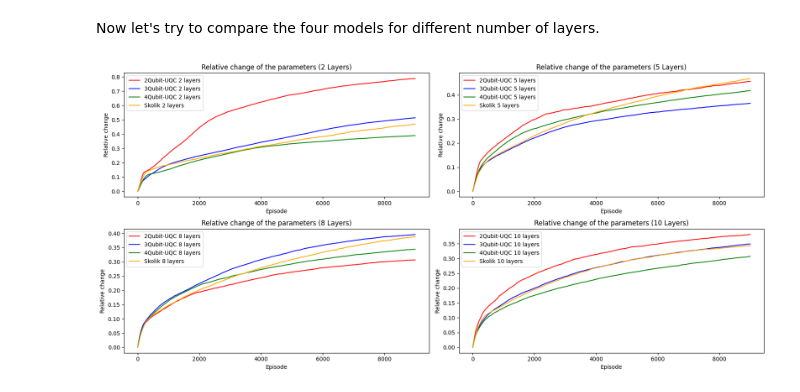
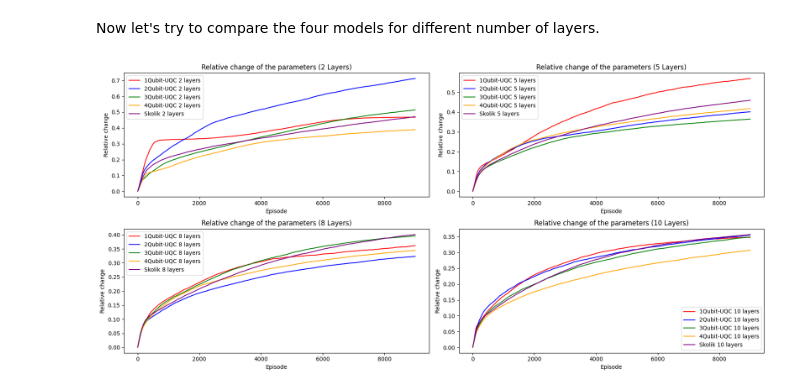
Before and after one commit to RodrigoCoelho7/VQC_Qlearning, a Jupyter notebook: data_analysis/overparametrization.ipynb, the cells around one changed output. Saved outputs shown, nothing was run; the diff lists cells and outputs as text; code cells hidden in the pictures.

```diff
--- a/data_analysis/overparametrization.ipynb
+++ b/data_analysis/overparametrization.ipynb
@@ -47,6 +57,11 @@ uqc_4qubits_5layers = Analysis(uqc_4qubits_5layers_path)
 uqc_4qubits_8layers = Analysis(uqc_4qubits_8layers_path)
 uqc_4qubits_10layers = Analysis(uqc_4qubits_10layers_path)
 # %%
+uqc_1qubits_2layers_parameters_relative_change = uqc_1qubits_2layers.get_parameters_relative_change()
+uqc_1qubits_5layers_parameters_relative_change = uqc_1qubits_5layers.get_parameters_relative_change()
+uqc_1qubits_8layers_parameters_relative_change = uqc_1qubits_8layers.get_parameters_relative_change()
+uqc_1qubits_10layers_parameters_relative_change = uqc_1qubits_10layers.get_parameters_relative_change()
+
 uqc_2qubits_2layers_parameters_relative_change = uqc_2qubits_2layers.get_parameters_relative_change()
 uqc_2qubits_5layers_parameters_relative_change = uqc_2qubits_5layers.get_parameters_relative_change()
 uqc_2qubits_8layers_parameters_relative_change = uqc_2qubits_8layers.get_parameters_relative_change()
@@ -76,6 +91,11 @@ def filter_lists(lists):
         filtered_lists.append(filtered_lst)  # Add the filtered list to the result
 
     return filtered_lists
+
+uqc_1qubits_2layers_parameters_relative_change = filter_lists(uqc_1qubits_2layers_parameters_relative_change)
+uqc_1qubits_5layers_parameters_relative_change = filter_lists(uqc_1qubits_5layers_parameters_relative_change)
+uqc_1qubits_8layers_parameters_relative_change = filter_lists(uqc_1qubits_8layers_parameters_relative_change)
+uqc_1qubits_10layers_parameters_relative_change = filter_lists(uqc_1qubits_10layers_parameters_relative_change)
 
 uqc_2qubits_2layers_parameters_relative_change = filter_lists(uqc_2qubits_2layers_parameters_relative_change)
 uqc_2qubits_5layers_parameters_relative_change = filter_lists(uqc_2qubits_5layers_parameters_relative_change)
@@ -97,6 +117,11 @@ skolik_2layers_parameters_relative_change = filter_lists(skolik_2layers_paramete
 skolik_8layers_parameters_relative_change = filter_lists(skolik_8layers_parameters_relative_change)
 skolik_10layers_parameters_relative_change = filter_lists(skolik_10layers_parameters_relative_change)
 # %%
+uqc_1qubits_2layers_parameters_relative_change_mean = np.mean(uqc_1qubits_2layers_parameters_relative_change, axis=0)
+uqc_1qubits_5layers_parameters_relative_change_mean = np.mean(uqc_1qubits_5layers_parameters_relative_change, axis=0)
+uqc_1qubits_8layers_parameters_relative_change_mean = np.mean(uqc_1qubits_8layers_parameters_relative_change, axis=0)
+uqc_1qubits_10layers_parameters_relative_change_mean = np.mean(uqc_1qubits_10layers_parameters_relative_change, axis=0)
+
 uqc_2qubits_2layers_parameters_relative_change_mean = np.mean(uqc_2qubits_2layers_parameters_relative_change, axis=0)
 uqc_2qubits_5layers_parameters_relative_change_mean = np.mean(uqc_2qubits_5layers_parameters_relative_change, axis=0)
 uqc_2qubits_8layers_parameters_relative_change_mean = np.mean(uqc_2qubits_8layers_parameters_relative_change, axis=0)
@@ -290,47 +337,46 @@ Now let's try to compare the four models for different number of layers.
 # %%
 fig, axs = plt.subplots(2, 2, figsize=(17, 8), tight_layout=True)
 
-axs[0,0].plot(uqc_2qubits_2layers_parameters_relative_change_mean, color = "red", label='2Qubit-UQC 2 layers')
-axs[0,0].plot(uqc_3qubits_2layers_parameters_relative_change_mean, color = "blue", label='3Qubit-UQC 2 layers')
-axs[0,0].plot(uqc_4qubits_2layers_parameters_relative_change_mean, color = "green", label='4Qubit-UQC 2 layers')
-axs[0,0].plot(skolik_2layers_parameters_relative_change_mean, color = "orange", label='Skolik 2 layers')
-
+axs[0,0].plot(uqc_1qubits_2layers_parameters_relative_change_mean, color = "red", label='1Qubit-UQC 2 layers')
+axs[0,0].plot(uqc_2qubits_2layers_parameters_relative_change_mean, color = "blue", label='2Qubit-UQC 2 layers')
+axs[0,0].plot(uqc_3qubits_2layers_parameters_relative_change_mean, color = "green", label='3Qubit-UQC 2 layers')
+axs[0,0].plot(uqc_4qubits_2layers_parameters_relative_change_mean, color = "orange", label='4Qubit-UQC 2 layers')
+axs[0,0].plot(skolik_2layers_parameters_relative_change_mean, color = "purple", label='Skolik 2 layers')
 axs[0,0].set_title("Relative change of the parameters (2 Layers)")
 axs[0,0].set_xlabel("Episode")
 axs[0,0].set_ylabel("Relative change")
 axs[0,0].legend()
 
-
-axs[0,1].plot(uqc_2qubits_5layers_parameters_relative_change_mean, color = "red", label='2Qubit-UQC 5 layers')
-axs[0,1].plot(uqc_3qubits_5layers_parameters_relative_change_mean, color = "blue", label='3Qubit-UQC 5 layers')
-axs[0,1].plot(uqc_4qubits_5layers_parameters_relative_change_mean, color = "green", label='4Qubit-UQC 5 layers')
-axs[0,1].plot(skolik_5layers_parameters_relative_change_mean, color = "orange", label='Skolik 5 layers')
-
+axs[0,1].plot(uqc_1qubits_5layers_parameters_relative_change_mean, color = "red", label='1Qubit-UQC 5 layers')
+axs[0,1].plot(uqc_2qubits_5layers_parameters_relative_change_mean, color = "blue", label='2Qubit-UQC 5 layers')
+axs[0,1].plot(uqc_3qubits_5layers_parameters_relative_change_mean, color = "green", label='3Qubit-UQC 5 layers')
+axs[0,1].plot(uqc_4qubits_5layers_parameters_relative_change_mean, color = "orange", label='4Qubit-UQC 5 layers')
+axs[0,1].plot(skolik_5layers_parameters_relative_change_mean, color = "purple", label='Skolik 5 layers')
 axs[0,1].set_title("Relative change of the parameters (5 Layers)")
 axs[0,1].set_xlabel("Episode")
 axs[0,1].set_ylabel("Relative change")
 axs[0,1].legend()
 
-axs[1,0].plot(uqc_2qubits_8layers_parameters_relative_change_mean, color = "red", label='2Qubit-UQC 8 layers')
-axs[1,0].plot(uqc_3qubits_8layers_parameters_relative_change_mean, color = "blue", label='3Qubit-UQC 8 layers')
-axs[1,0].plot(uqc_4qubits_8layers_parameters_relative_change_mean, color = "green", label='4Qubit-UQC 8 layers')
-axs[1,0].plot(skolik_8layers_parameters_relative_change_mean, color = "orange", label='Skolik 8 layers')
-
+axs[1,0].plot(uqc_1qubits_8layers_parameters_relative_change_mean, color = "red", label='1Qubit-UQC 8 layers')
+axs[1,0].plot(uqc_2qubits_8layers_parameters_relative_change_mean, color = "blue", label='2Qubit-UQC 8 layers')
+axs[1,0].plot(uqc_3qubits_8layers_parameters_relative_change_mean, color = "green", label='3Qubit-UQC 8 layers')
+axs[1,0].plot(uqc_4qubits_8layers_parameters_relative_change_mean, color = "orange", label='4Qubit-UQC 8 layers')
+axs[1,0].plot(skolik_8layers_parameters_relative_change_mean, color = "purple", label='Skolik 8 layers')
 axs[1,0].set_title("Relative change of the parameters (8 Layers)")
 axs[1,0].set_xlabel("Episode")
 axs[1,0].set_ylabel("Relative change")
 axs[1,0].legend()
 
-axs[1,1].plot(uqc_2qubits_10layers_parameters_relative_change_mean, color = "red", label='2Qubit-UQC 10 layers')
-axs[1,1].plot(uqc_3qubits_10layers_parameters_relative_change_mean, color = "blue", label='3Qubit-UQC 10 layers')
-axs[1,1].plot(uqc_4qubits_10layers_parameters_relative_change_mean, color = "green", label='4Qubit-UQC 10 layers')
-axs[1,1].plot(skolik_10layers_parameters_relative_change_mean, color = "orange", label='Skolik 10 layers')
-
+axs[1,1].plot(uqc_1qubits_10layers_parameters_relative_change_mean, color = "red", label='1Qubit-UQC 10 layers')
+axs[1,1].plot(uqc_2qubits_10layers_parameters_relative_change_mean, color = "blue", label='2Qubit-UQC 10 layers')
+axs[1,1].plot(uqc_3qubits_10layers_parameters_relative_change_mean, color = "green", label='3Qubit-UQC 10 layers')
+axs[1,1].plot(uqc_4qubits_10layers_parameters_relative_change_mean, color = "orange", label='4Qubit-UQC 10 layers')
+axs[1,1].plot(skolik_10layers_parameters_relative_change_mean, color = "purple", label='Skolik 10 layers')
 axs[1,1].set_title("Relative change of the parameters (10 Layers)")
 axs[1,1].set_xlabel("Episode")
 axs[1,1].set_ylabel("Relative change")
 axs[1,1].legend()
 
 plt.show()
 # %% [output]
-[figure, old version]
+[figure, new version]
```
Also changed, not shown: parts of 4 cells of this notebook, 1 other file.
